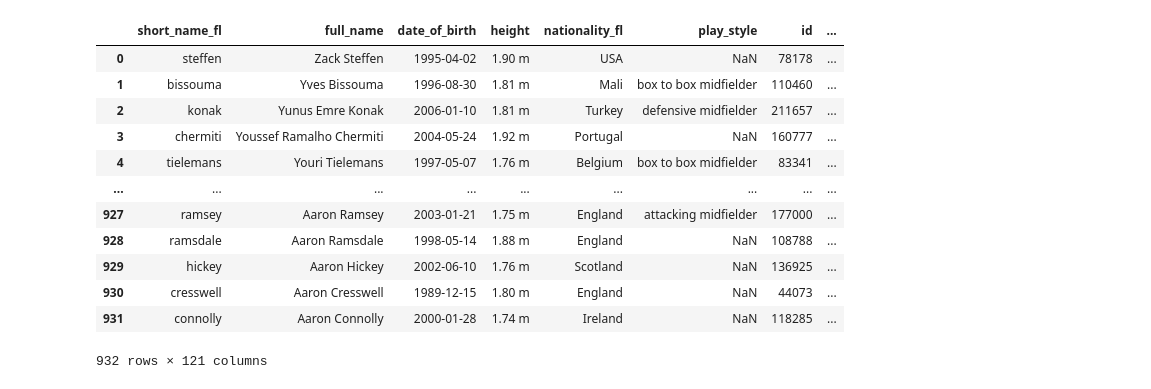
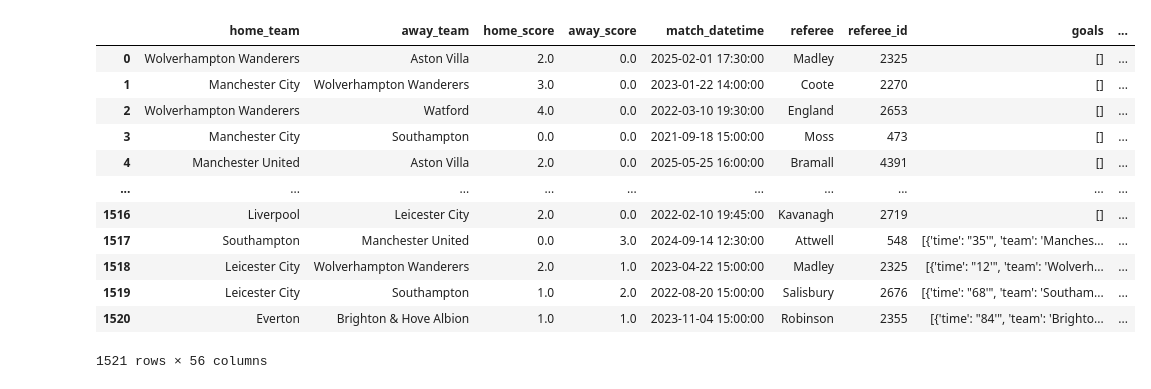
Before and after one commit to dave-mannion/football, a Jupyter notebook: eda.ipynb, the cells around one changed output. Drawn from its saved outputs; the diff is of its cells as text; code cells hidden in the pictures.

Commit message:
player merging working, first basic model, not too bad

```diff
--- a/eda.ipynb
+++ b/eda.ipynb
@@ -4,18 +10,17 @@ import numpy as np
 # %%
-fm = pd.read_csv('data/fm_data/fm24/epl.csv')
+merge_matches_and_players = pd.read_csv('data/merged_datasets/merged_players_and_matches.csv')
+merge_matches_and_players
+# %% [output]
+|  | home_team | away_team | home_score | away_score | match_datetime | referee | referee_id | goals | ... |
+| 0 | Wolverhampton Wanderers | Aston Villa | 2.0 | 0.0 | 2025-02-01 17:30:00 | Madley | 2325 | [] | ... |
+| 1 | Manchester City | Wolverhampton Wanderers | 3.0 | 0.0 | 2023-01-22 14:00:00 | Coote | 2270 | [] | ... |
+| 2 | Wolverhampton Wanderers | Watford | 4.0 | 0.0 | 2022-03-10 19:30:00 | England | 2653 | [] | ... |
+| 3 | Manchester City | Southampton | 0.0 | 0.0 | 2021-09-18 15:00:00 | Moss | 473 | [] | ... |
+| 4 | Manchester United | Aston Villa | 2.0 | 0.0 | 2025-05-25 16:00:00 | Bramall | 4391 | [] | ... |
+| ... | ... | ... | ... | ... | ... | ... | ... | ... | ... |
+| 1516 | Liverpool | Leicester City | 2.0 | 0.0 | 2022-02-10 19:45:00 | Kavanagh | 2719 | [] | ... |
+| 1517 | Southampton | Manchester United | 0.0 | 3.0 | 2024-09-14 12:30:00 | Attwell | 548 | [{'time': "35'", 'team': 'Manches... | ... |
+| 1518 | Leicester City | Wolverhampton Wanderers | 2.0 | 1.0 | 2023-04-22 15:00:00 | Madley | 2325 | [{'time': "12'", 'team': 'Wolverh... | ... |
+| 1519 | Leicester City | Southampton | 1.0 | 2.0 | 2022-08-20 15:00:00 | Salisbury | 2676 | [{'time': "68'", 'team': 'Southam... | ... |
+| 1520 | Everton | Brighton & Hove Albion | 1.0 | 1.0 | 2023-11-04 15:00:00 | Robinson | 2355 | [{'time': "84'", 'team': 'Brighto... | ... |
+1521 rows × 56 columns
-# %%
-fif
-# %% [output]
-|  | short_name_fl | full_name | date_of_birth | height | nationality_fl | play_style | id | ... |
-| 0 | steffen | Zack Steffen | 1995-04-02 | 1.90 m | USA | NaN | 78178 | ... |
-| 1 | bissouma | Yves Bissouma | 1996-08-30 | 1.81 m | Mali | box to box midfielder | 110460 | ... |
-| 2 | konak | Yunus Emre Konak | 2006-01-10 | 1.81 m | Turkey | defensive midfielder | 211657 | ... |
-| 3 | chermiti | Youssef Ramalho Chermiti | 2004-05-24 | 1.92 m | Portugal | NaN | 160777 | ... |
-| 4 | tielemans | Youri Tielemans | 1997-05-07 | 1.76 m | Belgium | box to box midfielder | 83341 | ... |
-| ... | ... | ... | ... | ... | ... | ... | ... | ... |
-| 927 | ramsey | Aaron Ramsey | 2003-01-21 | 1.75 m | England | attacking midfielder | 177000 | ... |
-| 928 | ramsdale | Aaron Ramsdale | 1998-05-14 | 1.88 m | England | NaN | 108788 | ... |
-| 929 | hickey | Aaron Hickey | 2002-06-10 | 1.76 m | Scotland | NaN | 136925 | ... |
-| 930 | cresswell | Aaron Cresswell | 1989-12-15 | 1.80 m | England | NaN | 44073 | ... |
-| 931 | connolly | Aaron Connolly | 2000-01-28 | 1.74 m | Ireland | NaN | 118285 | ... |
-932 rows × 121 columns
```
Also changed, not shown: parts of 21 cells of this notebook, 2 other files.
